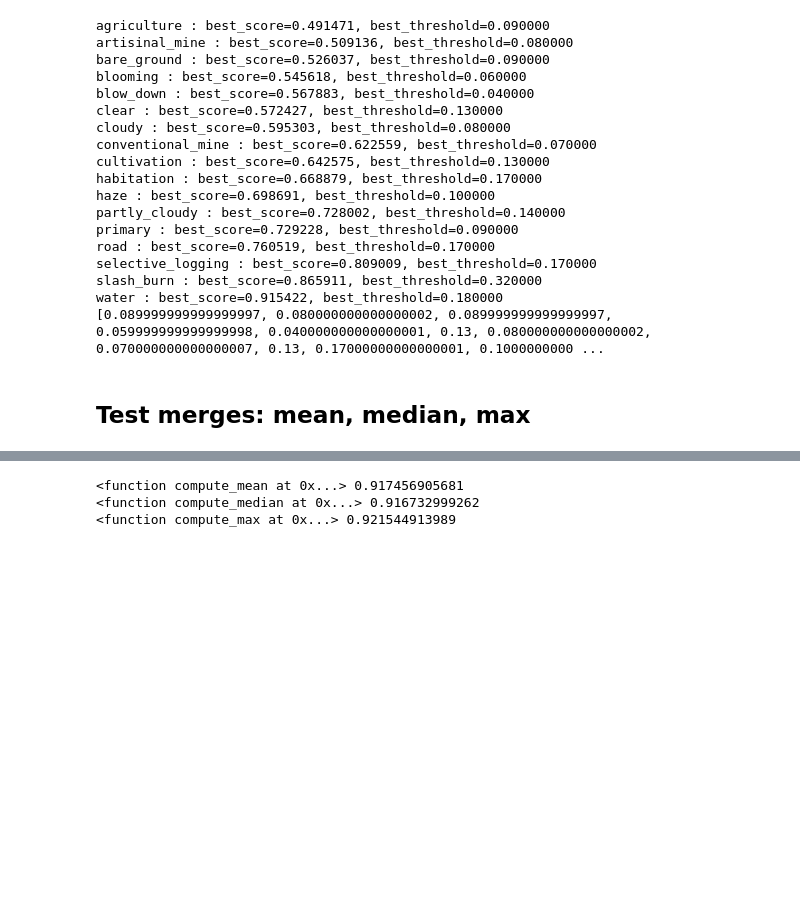
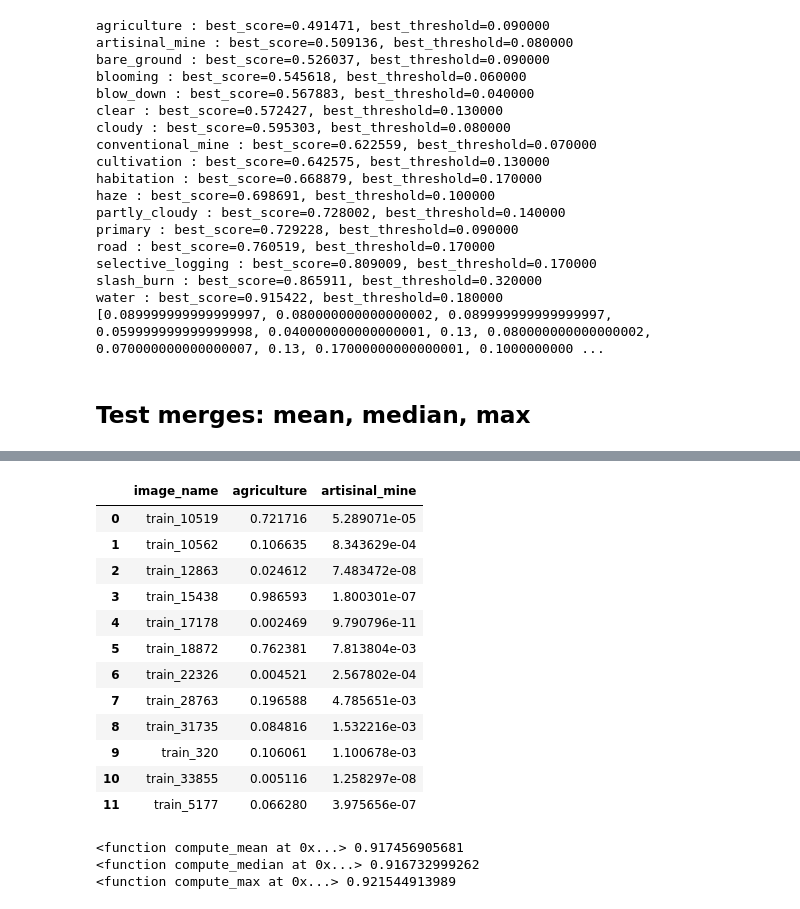
Before and after one commit to vfdev-5/planet_amazon_rainforest, a Jupyter notebook: notebooks/predictions_blender.ipynb, the cells around one changed output, grey strips where cells are left out. Drawn from its saved outputs; the diff is of its cells as text; code cells hidden in the pictures; blank space fills up the shorter version.

```diff
--- a/notebooks/predictions_blender.ipynb
+++ b/notebooks/predictions_blender.ipynb
@@ -242,3 +227,9 @@ def compute_max(predictions):
 #     gb = df.groupby('image_name')
 #     df2 = gb.agg(gmean).reset_index()
 #     return df2
+# %%
+df1 = val_predictions_resnet_df.sort_values(by='image_name')
+df1 = df1.loc[df1.index[:5], ['image_name', ] + unique_tags[:2]]
+
+df2 = val_predictions_squeezenet_df.sort_values(by='image_name')
+df2 = df2.loc[df2.index[:5], ['image_name', ] + unique_tags[:2]]
@@ -245 +258,24 @@ def compute_max(predictions):
+# %%
+wm = lambda x: np.average(x, weights=[0.2, 0.8])
+
+df = df1
+df = pd.concat([df1, df2], axis=0)
+df = df.apply(pd.to_numeric, errors='ignore')
+gb = df.groupby('image_name')
+df = gb.agg(np.mean).reset_index()
+df
+# %% [output]
+|  | image_name | agriculture | artisinal_mine |
+| 0 | train_10519 | 0.721716 | 5.289071e-05 |
+| 1 | train_10562 | 0.106635 | 8.343629e-04 |
+| 2 | train_12863 | 0.024612 | 7.483472e-08 |
+| 3 | train_15438 | 0.986593 | 1.800301e-07 |
+| 4 | train_17178 | 0.002469 | 9.790796e-11 |
+| 5 | train_18872 | 0.762381 | 7.813804e-03 |
+| 6 | train_22326 | 0.004521 | 2.567802e-04 |
+| 7 | train_28763 | 0.196588 | 4.785651e-03 |
+| 8 | train_31735 | 0.084816 | 1.532216e-03 |
+| 9 | train_320 | 0.106061 | 1.100678e-03 |
+| 10 | train_33855 | 0.005116 | 1.258297e-08 |
+| 11 | train_5177 | 0.066280 | 3.975656e-07 |
 # %%
```
Also changed, not shown: parts of 14 cells of this notebook, 1 other file.
